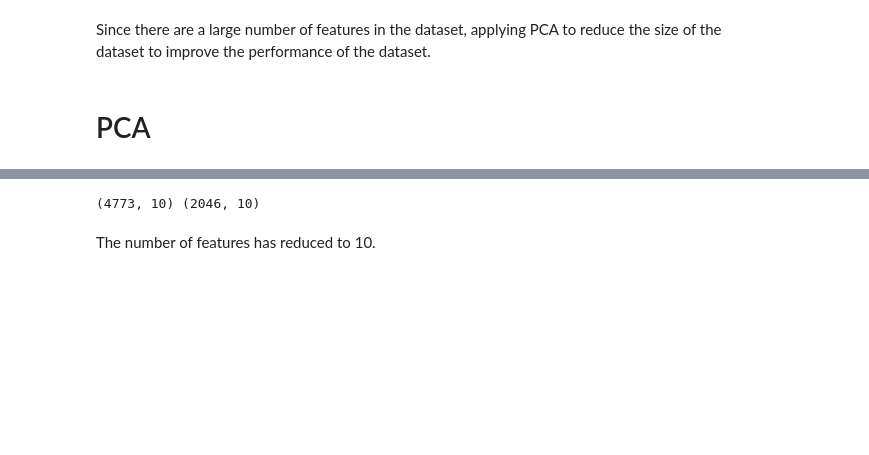
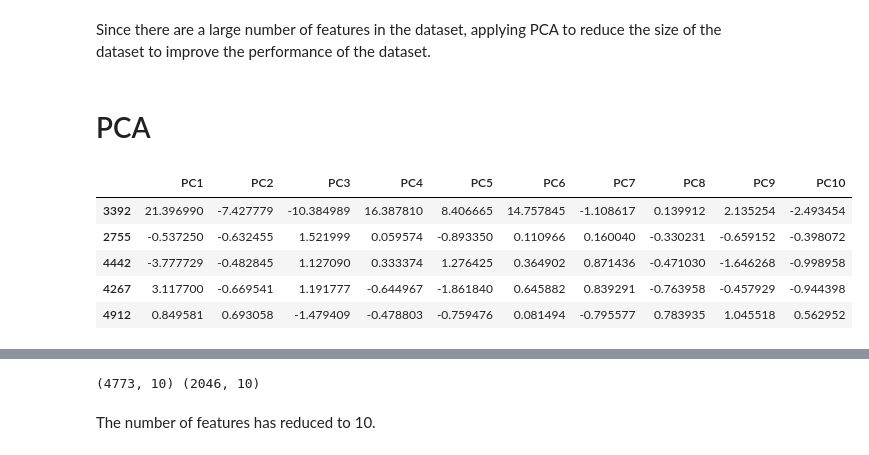
Before and after one commit to saptarshipal1/company_bankruptcy_prediction, a Jupyter notebook: company_bankruptcy_prediction.ipynb, the cells around one changed output, grey strips where cells are left out. Saved outputs shown, nothing was run; the diff lists cells and outputs as text; code cells hidden in the pictures; blank space fills up the shorter version.

```diff
--- a/company_bankruptcy_prediction.ipynb
+++ b/company_bankruptcy_prediction.ipynb
@@ -262,3 +259,12 @@ pca.fit(X_train)
 
 X_train_reduced = pd.DataFrame(pca.transform(X_train), index=X_train.index, columns=["PC" + str(i) for i in range(1, n_components + 1)])
 X_test_reduced = pd.DataFrame(pca.transform(X_test), index=X_test.index, columns=["PC" + str(i) for i in range(1, n_components + 1)])
+# %%
+X_train_reduced.head()
+# %% [output]
+|  | PC1 | PC2 | PC3 | PC4 | PC5 | PC6 | PC7 | PC8 | PC9 | PC10 |
+| 3392 | 21.396990 | -7.427779 | -10.384989 | 16.387810 | 8.406665 | 14.757845 | -1.108617 | 0.139912 | 2.135254 | -2.493454 |
+| 2755 | -0.537250 | -0.632455 | 1.521999 | 0.059574 | -0.893350 | 0.110966 | 0.160040 | -0.330231 | -0.659152 | -0.398072 |
+| 4442 | -3.777729 | -0.482845 | 1.127090 | 0.333374 | 1.276425 | 0.364902 | 0.871436 | -0.471030 | -1.646268 | -0.998958 |
+| 4267 | 3.117700 | -0.669541 | 1.191777 | -0.644967 | -1.861840 | 0.645882 | 0.839291 | -0.763958 | -0.457929 | -0.944398 |
+| 4912 | 0.849581 | 0.693058 | -1.479409 | -0.478803 | -0.759476 | 0.081494 | -0.795577 | 0.783935 | 1.045518 | 0.562952 |
```
Also changed, not shown: parts of 5 cells of this notebook, 5 other files.
